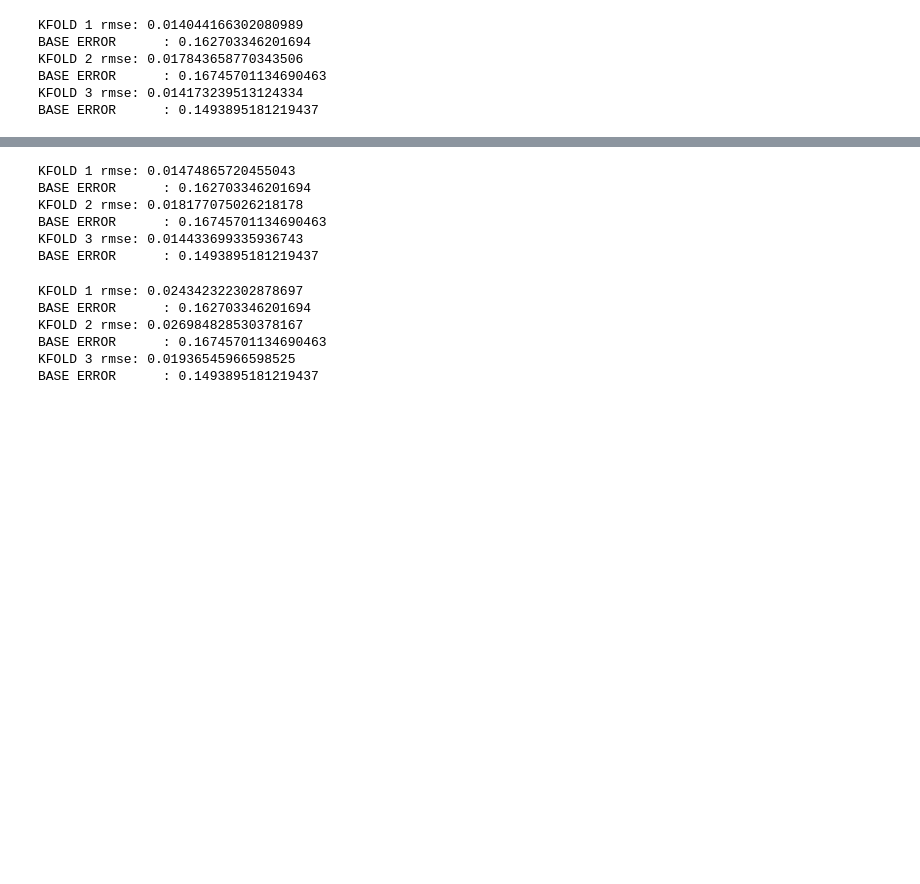
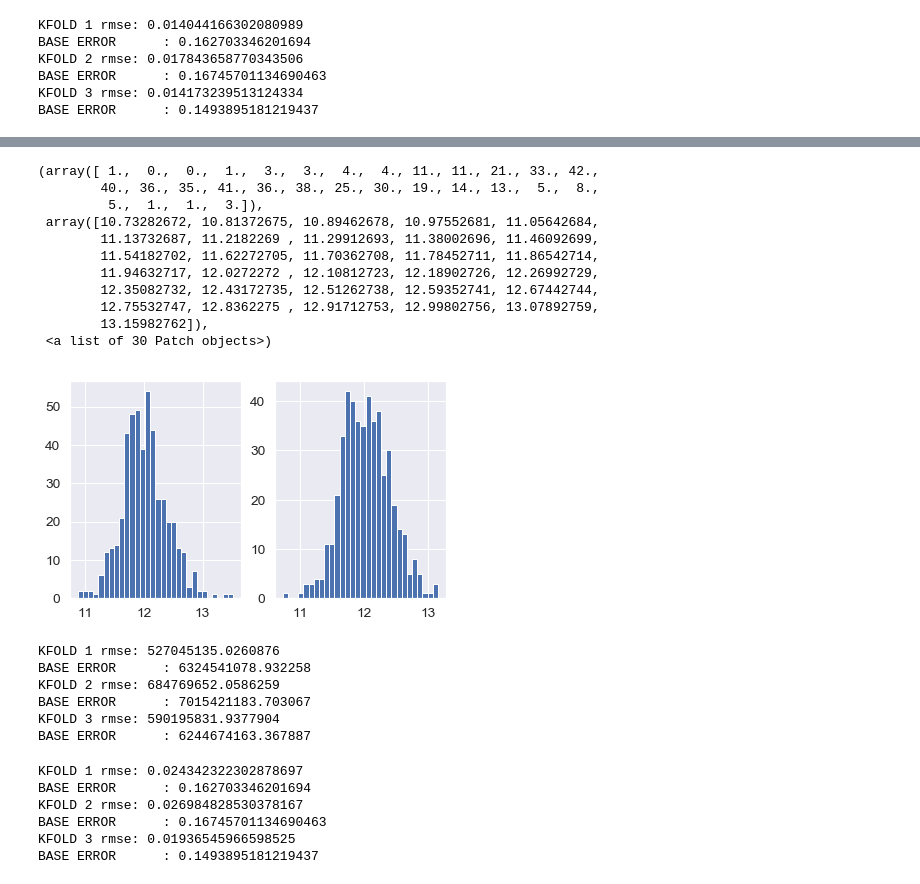
Before and after one commit to isaac-campbell-smith/linear-regression, a Jupyter notebook: notebooks/EDA.ipynb, the cells around one changed output, grey strips where cells are left out. Cells and saved outputs as stored; diff of their text form; code cells hidden in the pictures; blank space fills up the shorter version.

```diff
--- a/notebooks/EDA.ipynb
+++ b/notebooks/EDA.ipynb
@@ -421,12 +421,15 @@ from sklearn.metrics import mean_squared_error
 X = train.select_dtypes(include=['int64','float64'])
 kf = KFold(n_splits=3)
 c = 1
+coefs = []
 #base_mean_error = mean_squared_error
 for train_index, test_index in kf.split(X):
     y_act = y_train[test_index]
 
     clf = LinearRegression()
     clf.fit(X.iloc[train_index], y_train[train_index])
+    coefs.append(clf.coef_)
+
     y_pred = clf.predict(X.iloc[test_index])
     rmse = mean_squared_error(y_act, y_pred)
     base_error = mean_squared_error(y_act, np.full(y_act.shape, y_act.mean()))
@@ -443,3 +467,20 @@ BASE ERROR      : 0.1493895181219437
+# %%
+fig, axes = plt.subplots(1, 2)
+axes[0].hist(y_act, bins=30)
+axes[1].hist(y_pred, bins=30)
+# %% [output]
+(array([ 1.,  0.,  0.,  1.,  3.,  3.,  4.,  4., 11., 11., 21., 33., 42.,
+        40., 36., 35., 41., 36., 38., 25., 30., 19., 14., 13.,  5.,  8.,
+         5.,  1.,  1.,  3.]),
+ array([10.73282672, 10.81372675, 10.89462678, 10.97552681, 11.05642684,
+        11.13732687, 11.2182269 , 11.29912693, 11.38002696, 11.46092699,
+        11.54182702, 11.62272705, 11.70362708, 11.78452711, 11.86542714,
+        11.94632717, 12.0272272 , 12.10812723, 12.18902726, 12.26992729,
+        12.35082732, 12.43172735, 12.51262738, 12.59352741, 12.67442744,
+        12.75532747, 12.8362275 , 12.91712753, 12.99802756, 13.07892759,
+        13.15982762]),
+ <a list of 30 Patch objects>)
+[figure, added]
 # %%
 #STANDARD SCALER ATTEMPT
 kf = KFold(n_splits=3)
@@ -454,18 +495,18 @@ for train_index, test_index in kf.split(X):
     clf.fit(X_train, y_train[train_index])
 
     y_pred = clf.predict(StandardScaler().fit_transform(X.iloc[test_index]))
-    rmse = mean_squared_error(y_act, y_pred)
-    base_error = mean_squared_error(y_act, np.full(y_act.shape, y_act.mean()))
+    rmse = mean_squared_error(np.expm1(y_act), np.expm1(y_pred))
+    base_error = mean_squared_error(np.expm1(y_act), np.full(y_act.shape, np.expm1(y_act.mean())))
     print (f'KFOLD {c} rmse: {rmse}')
     print (f'BASE ERROR      : {base_error}')
     c += 1
 # %% [output]
-KFOLD 1 rmse: 0.01474865720455043
-BASE ERROR      : 0.162703346201694
-KFOLD 2 rmse: 0.018177075026218178
-BASE ERROR      : 0.16745701134690463
-KFOLD 3 rmse: 0.014433699335936743
-BASE ERROR      : 0.1493895181219437
+KFOLD 1 rmse: 527045135.0260876
+BASE ERROR      : 6324541078.932258
+KFOLD 2 rmse: 684769652.0586259
+BASE ERROR      : 7015421183.703067
+KFOLD 3 rmse: 590195831.9377904
+BASE ERROR      : 6244674163.367887
 # %%
 from sklearn.preprocessing import OneHotEncoder
 # %%
```
Also changed, not shown: parts of 3 cells of this notebook.
